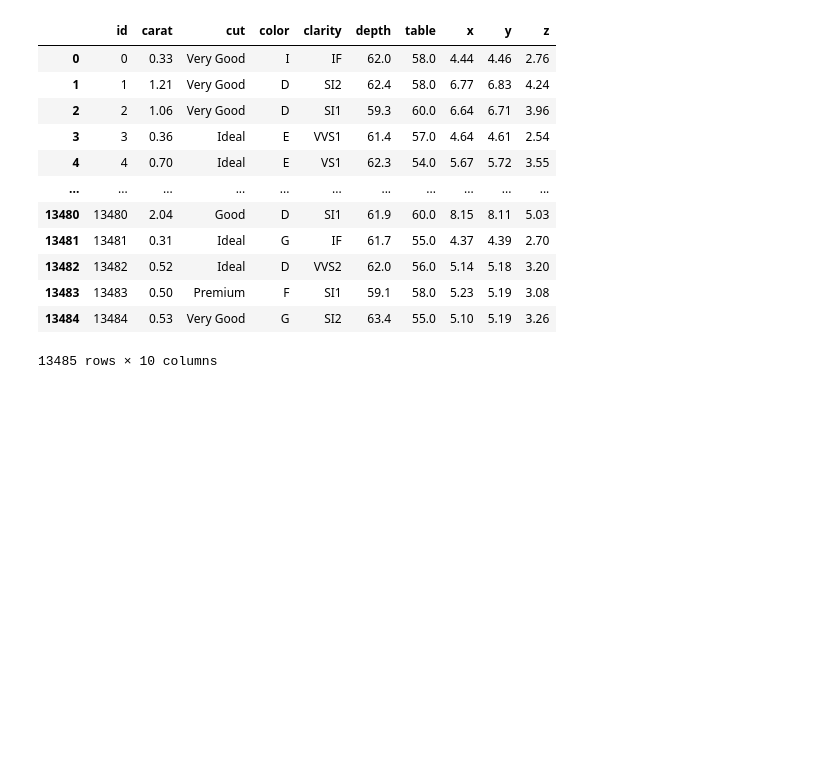
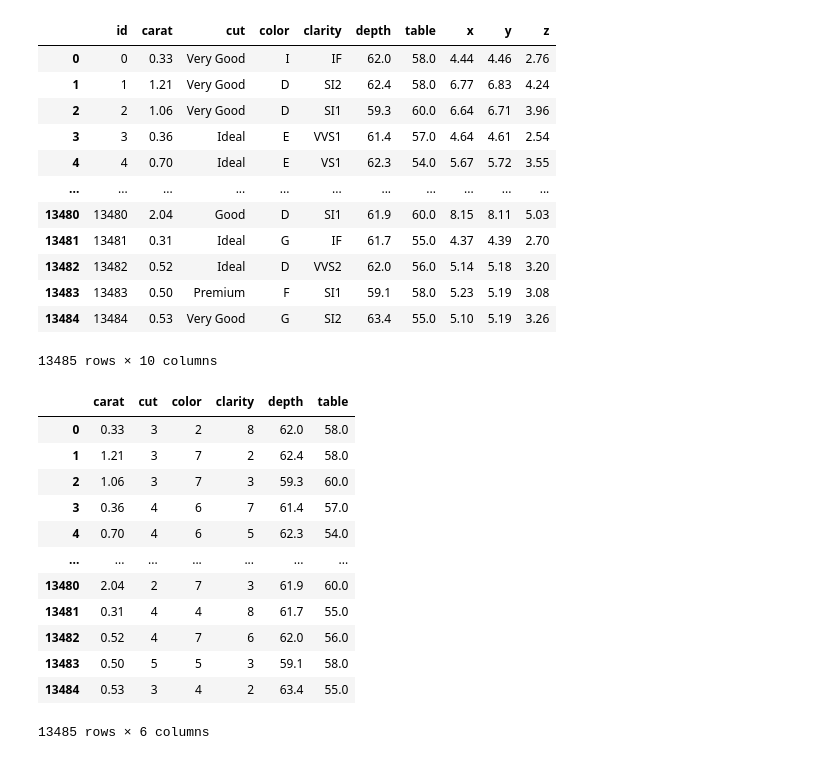
Before and after one commit to IreneLopezLujan/5.My_fifth_proyect_in_IronHack, a Jupyter notebook: 1.Limpieza_dataraw_inicial/Notebook_limpieza_dataraw.ipynb, the cells around one changed output. Drawn from its saved outputs; the diff is of its cells as text; code cells hidden in the pictures; blank space fills up the shorter version.

```diff
--- a/1.Limpieza_dataraw_inicial/Notebook_limpieza_dataraw.ipynb
+++ b/1.Limpieza_dataraw_inicial/Notebook_limpieza_dataraw.ipynb
@@ -141,6 +191,21 @@ predict
 # %%
 predict = predict.iloc[:,1:7] #Quitamos id, x, y,x
 categoric_to_numeric(predict) #Pasamos a numerico
 predict_clean = pd.get_dummies(predict)#utilizamos get dummies
+predict_clean
+# %% [output]
+|  | carat | cut | color | clarity | depth | table |
+| 0 | 0.33 | 3 | 2 | 8 | 62.0 | 58.0 |
+| 1 | 1.21 | 3 | 7 | 2 | 62.4 | 58.0 |
+| 2 | 1.06 | 3 | 7 | 3 | 59.3 | 60.0 |
+| 3 | 0.36 | 4 | 6 | 7 | 61.4 | 57.0 |
+| 4 | 0.70 | 4 | 6 | 5 | 62.3 | 54.0 |
+| ... | ... | ... | ... | ... | ... | ... |
+| 13480 | 2.04 | 2 | 7 | 3 | 61.9 | 60.0 |
+| 13481 | 0.31 | 4 | 4 | 8 | 61.7 | 55.0 |
+| 13482 | 0.52 | 4 | 7 | 6 | 62.0 | 56.0 |
+| 13483 | 0.50 | 5 | 5 | 3 | 59.1 | 58.0 |
+| 13484 | 0.53 | 3 | 4 | 2 | 63.4 | 55.0 |
+13485 rows × 6 columns
 # %%
 predict_clean.to_csv('Data_output/predict_clean.csv')
```
Also changed, not shown: parts of 4 cells of this notebook, 4 other files.
